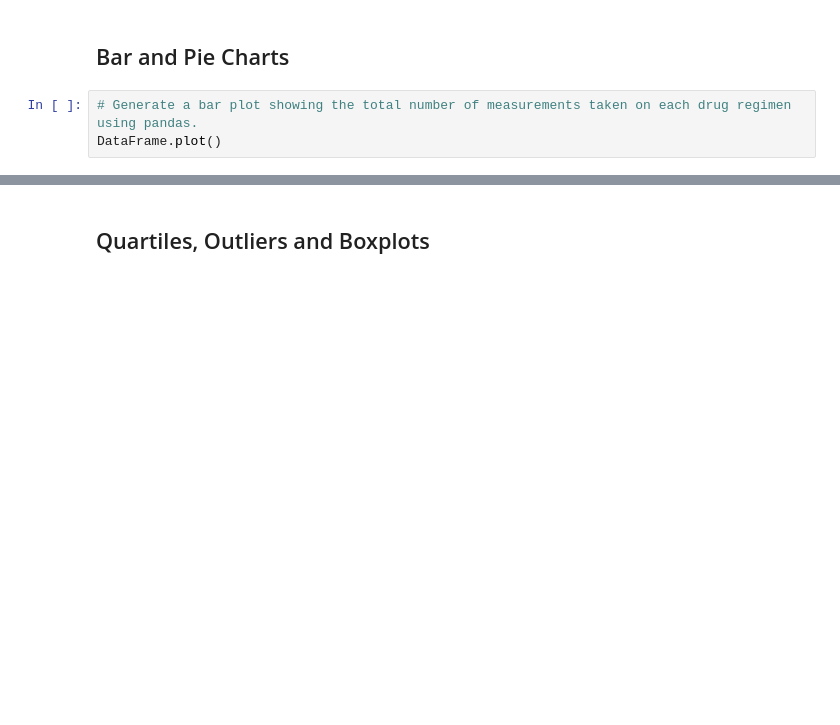
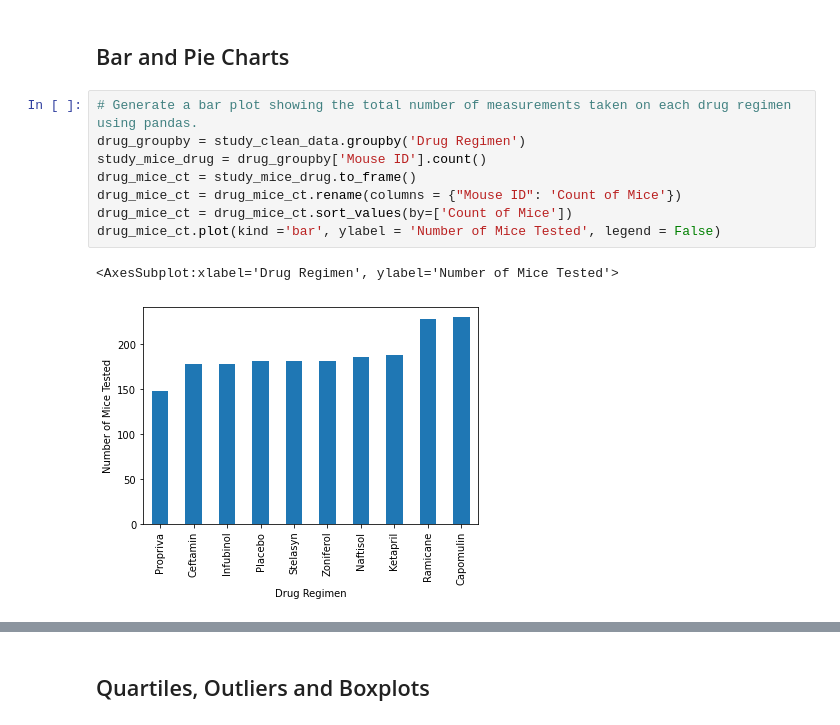
Before and after one commit to savi09/PymaceuticalsAnalysis, a Jupyter notebook: pymaceuticals_starter.ipynb, the cells around one changed output, grey strips where cells are left out. Saved outputs shown, nothing was run; the diff lists cells and outputs as text; blank space fills up the shorter version.

Commit message:
Fixed error and added bar and pie chart

```diff
--- a/pymaceuticals_starter.ipynb
+++ b/pymaceuticals_starter.ipynb
@@ -158,6 +176,14 @@ pd.DataFrame(summary_table)
 ## Bar and Pie Charts
 # %%
 # Generate a bar plot showing the total number of measurements taken on each drug regimen using pandas.
-DataFrame.plot()
+drug_groupby = study_clean_data.groupby('Drug Regimen')
+study_mice_drug = drug_groupby['Mouse ID'].count()
+drug_mice_ct = study_mice_drug.to_frame()
+drug_mice_ct = drug_mice_ct.rename(columns = {"Mouse ID": 'Count of Mice'})
+drug_mice_ct = drug_mice_ct.sort_values(by=['Count of Mice'])
+drug_mice_ct.plot(kind ='bar', ylabel = 'Number of Mice Tested', legend = False)
+# %% [output]
+<AxesSubplot:xlabel='Drug Regimen', ylabel='Number of Mice Tested'>
+[figure, added]
 # %%
 # Generate a bar plot showing the total number of measurements taken on each drug regimen using pyplot.
```
Also changed, not shown: parts of 11 cells of this notebook.
